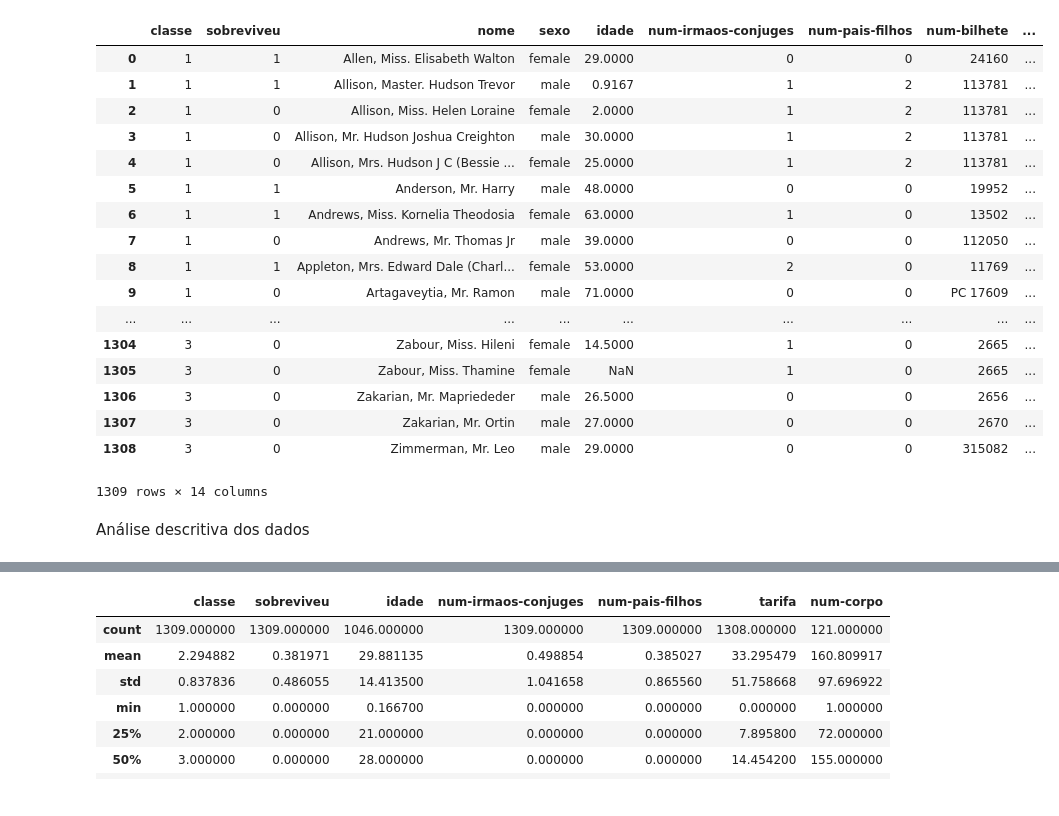
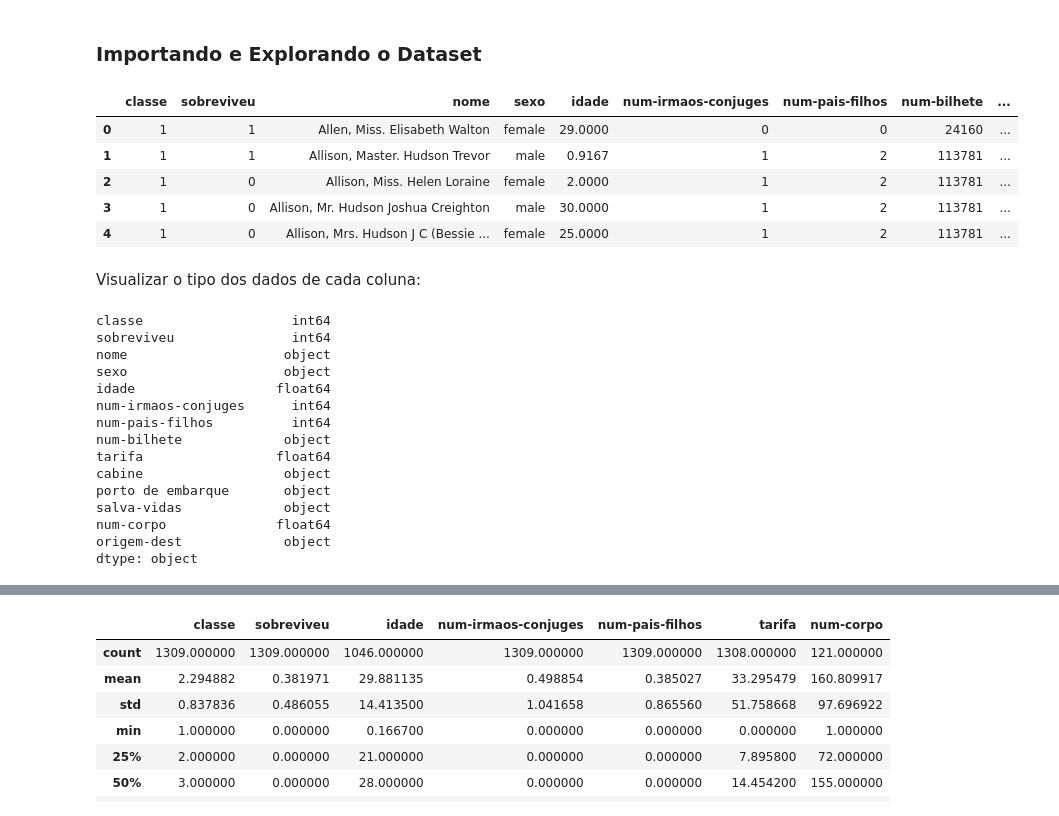
Before and after one commit to nativanando/masters-degree, a Jupyter notebook: mineracao-de-dados/titanic-dataset/titanic-analise .ipynb, the cells around one changed output, grey strips where cells are left out. Cells and saved outputs as stored; diff of their text form; code cells hidden in the pictures.

```diff
--- a/mineracao-de-dados/titanic-dataset/titanic-analise .ipynb
+++ b/mineracao-de-dados/titanic-dataset/titanic-analise .ipynb
@@ -1,2 +1,4 @@
+# %% [markdown]
+ ### Importando e Explorando o Dataset
 # %%
 import pandas as pd
@@ -4,24 +7,30 @@ import matplotlib.pyplot as plt
 df = pd.read_csv('titanic.csv')
 # %%
-df
+df.head()
 # %% [output]
 |  | classe | sobreviveu | nome | sexo | idade | num-irmaos-conjuges | num-pais-filhos | num-bilhete | ... |
 | 0 | 1 | 1 | Allen, Miss. Elisabeth Walton | female | 29.0000 | 0 | 0 | 24160 | ... |
 | 1 | 1 | 1 | Allison, Master. Hudson Trevor | male | 0.9167 | 1 | 2 | 113781 | ... |
 | 2 | 1 | 0 | Allison, Miss. Helen Loraine | female | 2.0000 | 1 | 2 | 113781 | ... |
 | 3 | 1 | 0 | Allison, Mr. Hudson Joshua Creighton | male | 30.0000 | 1 | 2 | 113781 | ... |
 | 4 | 1 | 0 | Allison, Mrs. Hudson J C (Bessie ... | female | 25.0000 | 1 | 2 | 113781 | ... |
-| 5 | 1 | 1 | Anderson, Mr. Harry | male | 48.0000 | 0 | 0 | 19952 | ... |
-| 6 | 1 | 1 | Andrews, Miss. Kornelia Theodosia | female | 63.0000 | 1 | 0 | 13502 | ... |
-| 7 | 1 | 0 | Andrews, Mr. Thomas Jr | male | 39.0000 | 0 | 0 | 112050 | ... |
-| 8 | 1 | 1 | Appleton, Mrs. Edward Dale (Charl... | female | 53.0000 | 2 | 0 | 11769 | ... |
-| 9 | 1 | 0 | Artagaveytia, Mr. Ramon | male | 71.0000 | 0 | 0 | PC 17609 | ... |
-| ... | ... | ... | ... | ... | ... | ... | ... | ... | ... |
-| 1304 | 3 | 0 | Zabour, Miss. Hileni | female | 14.5000 | 1 | 0 | 2665 | ... |
-| 1305 | 3 | 0 | Zabour, Miss. Thamine | female | NaN | 1 | 0 | 2665 | ... |
-| 1306 | 3 | 0 | Zakarian, Mr. Mapriededer | male | 26.5000 | 0 | 0 | 2656 | ... |
-| 1307 | 3 | 0 | Zakarian, Mr. Ortin | male | 27.0000 | 0 | 0 | 2670 | ... |
-| 1308 | 3 | 0 | Zimmerman, Mr. Leo | male | 29.0000 | 0 | 0 | 315082 | ... |
-1309 rows × 14 columns
-# %% [markdown]
-Análise descritiva dos dados
+# %% [markdown]
+Visualizar o tipo dos dados de cada coluna:
+# %%
+df.dtypes
+# %% [output]
+classe                   int64
+sobreviveu               int64
+nome                    object
+sexo                    object
+idade                  float64
+num-irmaos-conjuges      int64
+num-pais-filhos          int64
+num-bilhete             object
+tarifa                 float64
+cabine                  object
+porto de embarque       object
+salva-vidas             object
+num-corpo              float64
+origem-dest             object
+dtype: object
```
Also changed, not shown: parts of 8 cells of this notebook, 4 other files.
